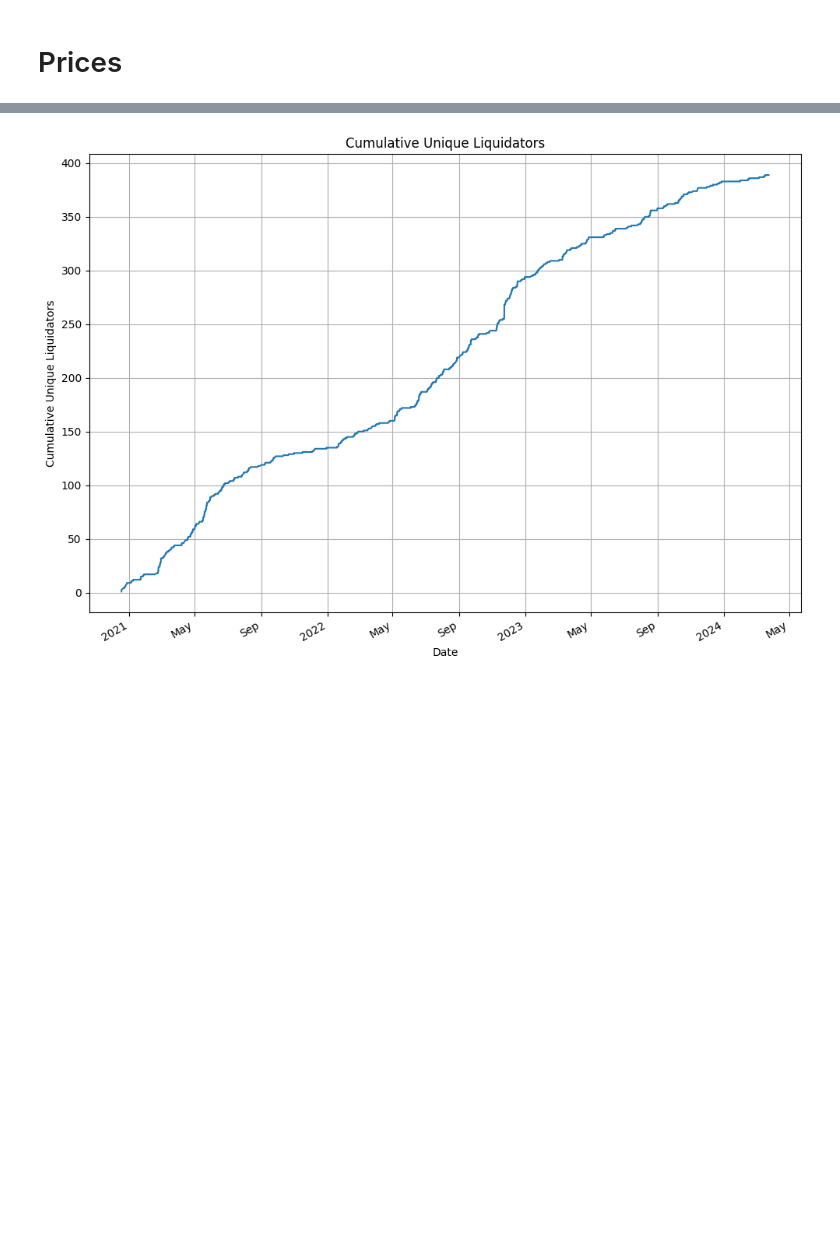
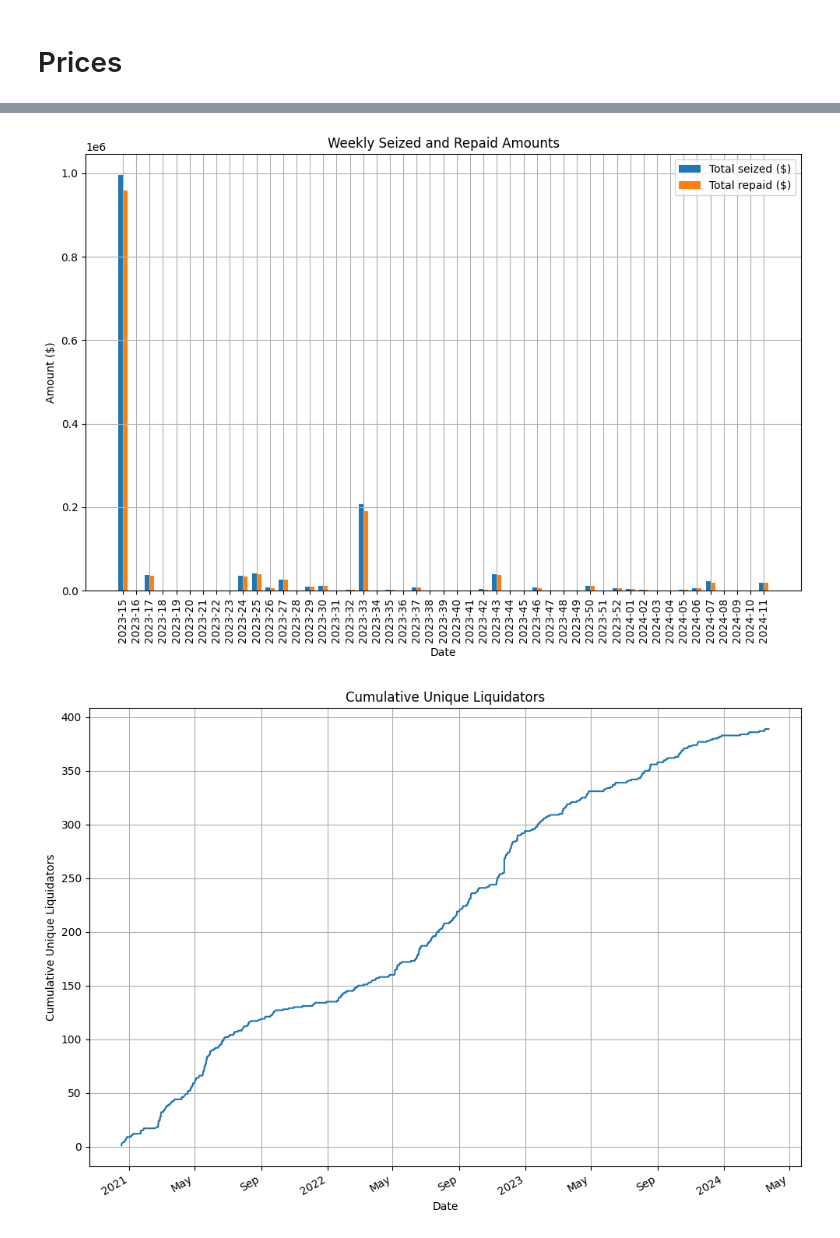
Before and after one commit to MathisGD/data-liquidations, a Jupyter notebook: main.ipynb, the cells around one changed output, grey strips where cells are left out. Saved outputs shown, nothing was run; the diff lists cells and outputs as text; code cells hidden in the pictures; blank space fills up the shorter version.

Commit message:
feat: last graphs

```diff
--- a/main.ipynb
+++ b/main.ipynb
@@ -395,3 +404,56 @@ plt.show()
+# %%
+# Weekly seized amounts
+
+df = liquidations.filter(pl.col("time") > pl.datetime(2023, 4, 9, 00, 00, 00))
+df = df.filter((pl.col("collateralAsset").is_in(assets)) & (pl.col("debtAsset").is_in(assets)))
+df = df.with_columns(pl.col("time").dt.strftime("%Y-%W").alias("year_week"))
+
+weekly_seized_amounts = df.group_by("year_week").agg(pl.sum("seized$").alias("Total seized ($)"))
+weekly_seized_amounts = weekly_seized_amounts.sort("year_week")
+all_weeks = pd.Series(pd.date_range(df['time'].min(), df['time'].max(), freq='W-MON'))
+all_weeks = all_weeks.dt.strftime('%Y-%W').to_frame(name='year_week')
+weekly_seized_amounts = pl.from_pandas(all_weeks).join(weekly_seized_amounts, on='year_week', how='left').fill_nan(0)
+weekly_seized_amounts_pd = weekly_seized_amounts.to_pandas()
+
+weekly_repaid_amounts = df.group_by("year_week").agg(pl.sum("repaid$").alias("Total repaid ($)"))
+weekly_repaid_amounts = weekly_repaid_amounts.sort("year_week")
+all_weeks = pd.Series(pd.date_range(df['time'].min(), df['time'].max(), freq='W-MON'))
+all_weeks = all_weeks.dt.strftime('%Y-%W').to_frame(name='year_week')
+weekly_repaid_amounts = pl.from_pandas(all_weeks).join(weekly_repaid_amounts, on='year_week', how='left').fill_nan(0)
+weekly_repaid_amounts_pd = weekly_repaid_amounts.to_pandas()
+
+# Plotting
+fig, ax = plt.subplots(figsize=(10, 7))
+width = 0.35
+weeks = range(len(weekly_repaid_amounts_pd['year_week']))
+ax.bar(
+    weeks,
+    weekly_seized_amounts_pd['Total seized ($)'],
+    width,
+    label='Total seized ($)',
+    align='center'
+)
+ax.bar(
+    [week + width for week in weeks],
+    weekly_repaid_amounts_pd['Total repaid ($)'],
+    width,
+    label='Total repaid ($)',
+    align='center'
+)
+
+# Adding labels and title
+ax.set_xlabel('Date')
+ax.set_ylabel('Amount ($)')
+ax.set_title('Weekly Seized and Repaid Amounts')
+ax.set_xticks([week + width / 2 for week in weeks])
+ax.set_xticklabels(weekly_seized_amounts_pd['year_week'], rotation=90)
+ax.legend()
+ax.grid(True)
+
+plt.tight_layout()
+plt.show()
+# %% [output]
+[figure, added]
 # %%
 import matplotlib.dates as mdates
 
```
Also changed, not shown: parts of 10 cells of this notebook.
